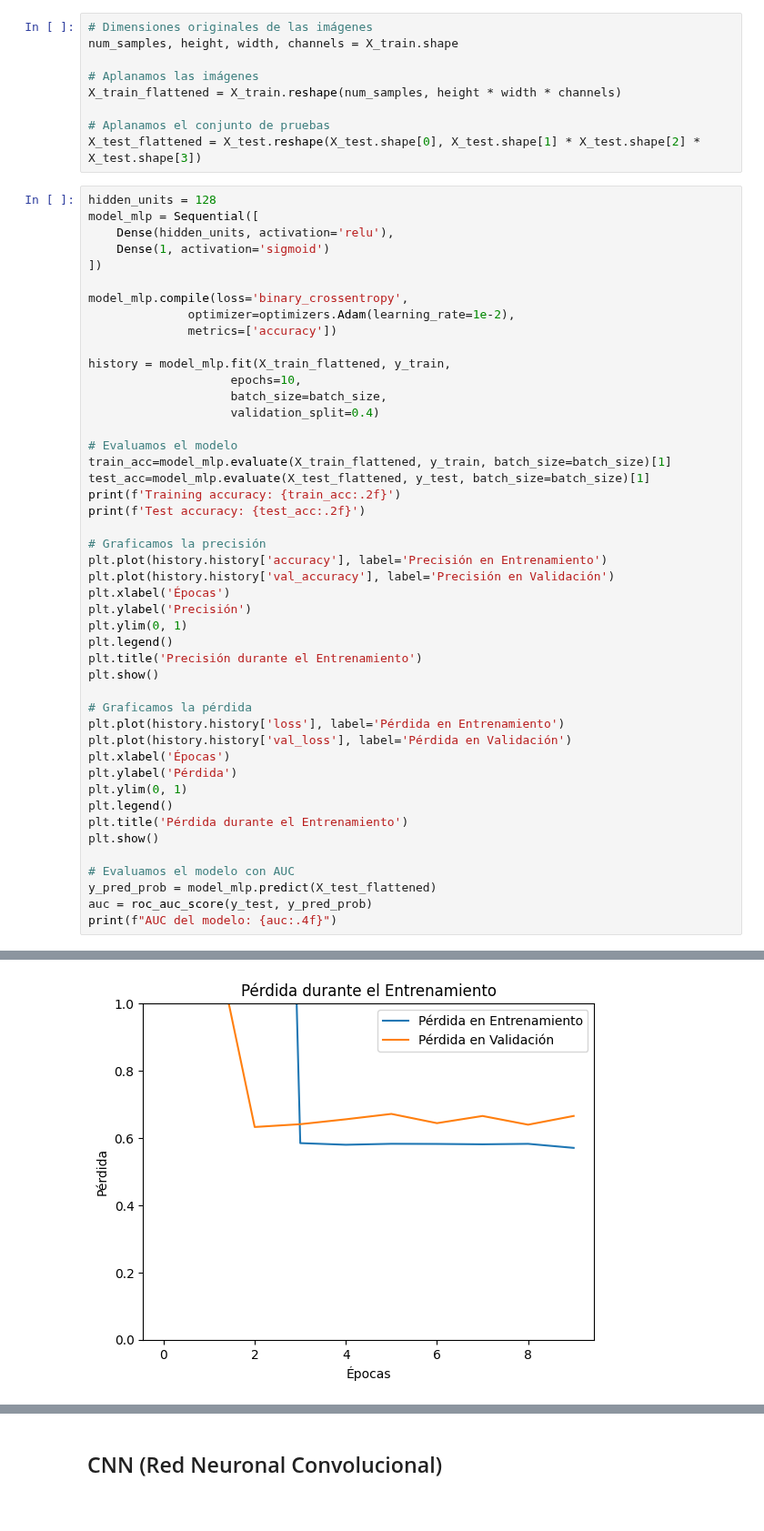
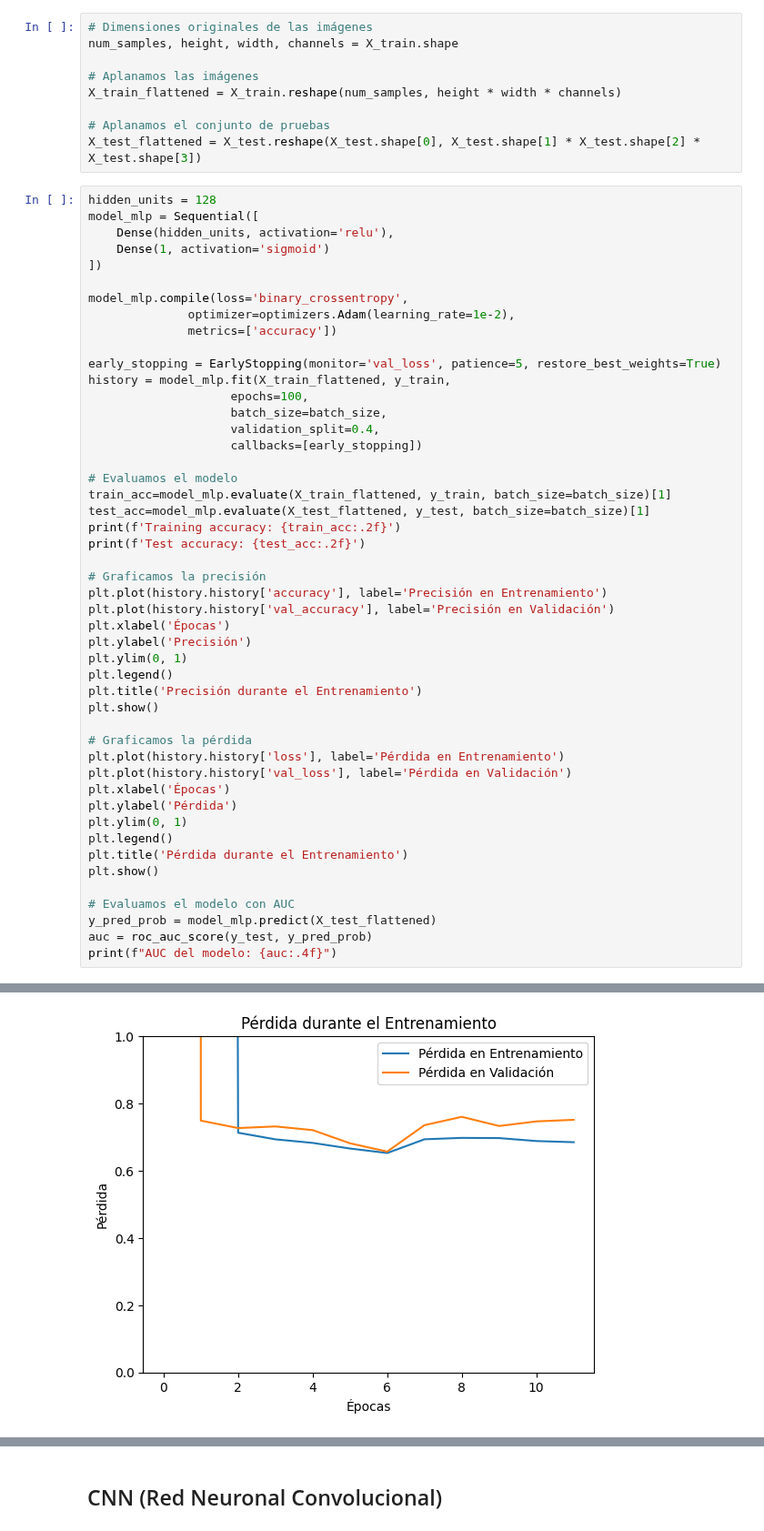
Before and after one commit to DiegoLeonG96/Tarea2_MLA, a Jupyter notebook: Tarea_2_MLA.ipynb, the cells around one changed output, grey strips where cells are left out. Shown at 91% size. Cells and saved outputs as stored; diff of their text form.

```diff
--- a/Tarea_2_MLA.ipynb
+++ b/Tarea_2_MLA.ipynb
@@ -152,10 +152,12 @@ model_mlp.compile(loss='binary_crossentropy',
               optimizer=optimizers.Adam(learning_rate=1e-2),
               metrics=['accuracy'])
 
+early_stopping = EarlyStopping(monitor='val_loss', patience=5, restore_best_weights=True)
 history = model_mlp.fit(X_train_flattened, y_train,
-                    epochs=10,
+                    epochs=100,
                     batch_size=batch_size,
-                    validation_split=0.4)
+                    validation_split=0.4,
+                    callbacks=[early_stopping])
 
 # Evaluamos el modelo
 train_acc=model_mlp.evaluate(X_train_flattened, y_train, batch_size=batch_size)[1]
@@ -209 +211 @@ Test accuracy: 0.72
-[figure, old version]
+[figure, new version]
```
Also changed, not shown: parts of 4 cells of this notebook.
